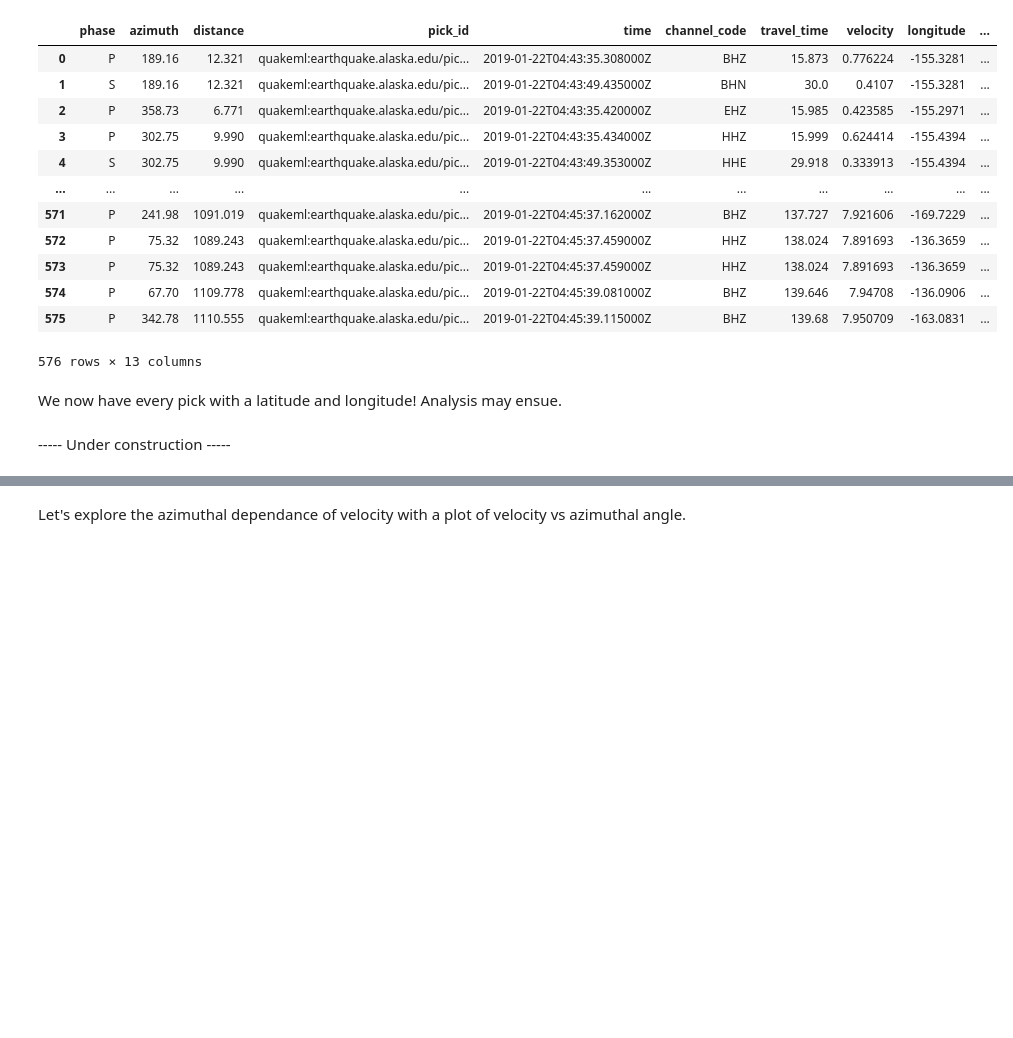
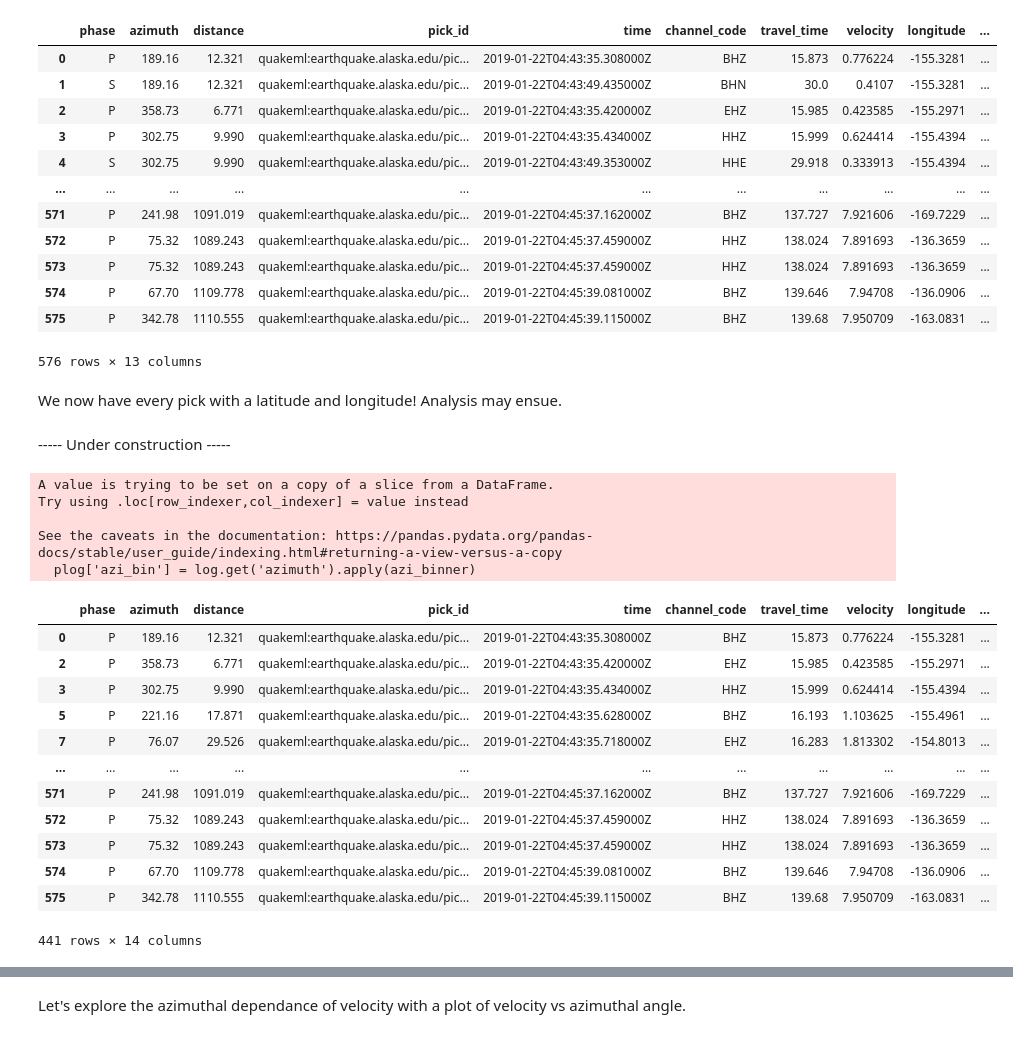
Before and after one commit to oceanhackweek/earthquakes, a Jupyter notebook: sandbox.ipynb, the cells around one changed output, grey strips where cells are left out. Saved outputs shown, nothing was run; the diff lists cells and outputs as text; code cells hidden in the pictures; blank space fills up the shorter version.

```diff
--- a/sandbox.ipynb
+++ b/sandbox.ipynb
@@ -167,3 +168,32 @@ log
 We now have every pick with a latitude and longitude!  Analysis may ensue.
 # %% [markdown]
 ----- Under construction -----
+# %%
+def azi_binner(azi):
+    if azi > 355:
+        azi_bin = 0
+    else:
+        azi_bin = np.round(azi/10)*10
+    return azi_bin
+plog = log[log['phase']=='P']
+plog['azi_bin'] = log.get('azimuth').apply(azi_binner)
+plog
+# %% [output]
+A value is trying to be set on a copy of a slice from a DataFrame.
+Try using .loc[row_indexer,col_indexer] = value instead
+
+See the caveats in the documentation: https://pandas.pydata.org/pandas-docs/stable/user_guide/indexing.html#returning-a-view-versus-a-copy
+  plog['azi_bin'] = log.get('azimuth').apply(azi_binner)
+|  | phase | azimuth | distance | pick_id | time | channel_code | travel_time | velocity | longitude | ... |
+| 0 | P | 189.16 | 12.321 | quakeml:earthquake.alaska.edu/pic... | 2019-01-22T04:43:35.308000Z | BHZ | 15.873 | 0.776224 | -155.3281 | ... |
+| 2 | P | 358.73 | 6.771 | quakeml:earthquake.alaska.edu/pic... | 2019-01-22T04:43:35.420000Z | EHZ | 15.985 | 0.423585 | -155.2971 | ... |
+| 3 | P | 302.75 | 9.990 | quakeml:earthquake.alaska.edu/pic... | 2019-01-22T04:43:35.434000Z | HHZ | 15.999 | 0.624414 | -155.4394 | ... |
+| 5 | P | 221.16 | 17.871 | quakeml:earthquake.alaska.edu/pic... | 2019-01-22T04:43:35.628000Z | BHZ | 16.193 | 1.103625 | -155.4961 | ... |
+| 7 | P | 76.07 | 29.526 | quakeml:earthquake.alaska.edu/pic... | 2019-01-22T04:43:35.718000Z | EHZ | 16.283 | 1.813302 | -154.8013 | ... |
+| ... | ... | ... | ... | ... | ... | ... | ... | ... | ... | ... |
+| 571 | P | 241.98 | 1091.019 | quakeml:earthquake.alaska.edu/pic... | 2019-01-22T04:45:37.162000Z | BHZ | 137.727 | 7.921606 | -169.7229 | ... |
+| 572 | P | 75.32 | 1089.243 | quakeml:earthquake.alaska.edu/pic... | 2019-01-22T04:45:37.459000Z | HHZ | 138.024 | 7.891693 | -136.3659 | ... |
+| 573 | P | 75.32 | 1089.243 | quakeml:earthquake.alaska.edu/pic... | 2019-01-22T04:45:37.459000Z | HHZ | 138.024 | 7.891693 | -136.3659 | ... |
+| 574 | P | 67.70 | 1109.778 | quakeml:earthquake.alaska.edu/pic... | 2019-01-22T04:45:39.081000Z | BHZ | 139.646 | 7.94708 | -136.0906 | ... |
+| 575 | P | 342.78 | 1110.555 | quakeml:earthquake.alaska.edu/pic... | 2019-01-22T04:45:39.115000Z | BHZ | 139.68 | 7.950709 | -163.0831 | ... |
+441 rows × 14 columns
```
Also changed, not shown: parts of 6 cells of this notebook, 1 other file.
